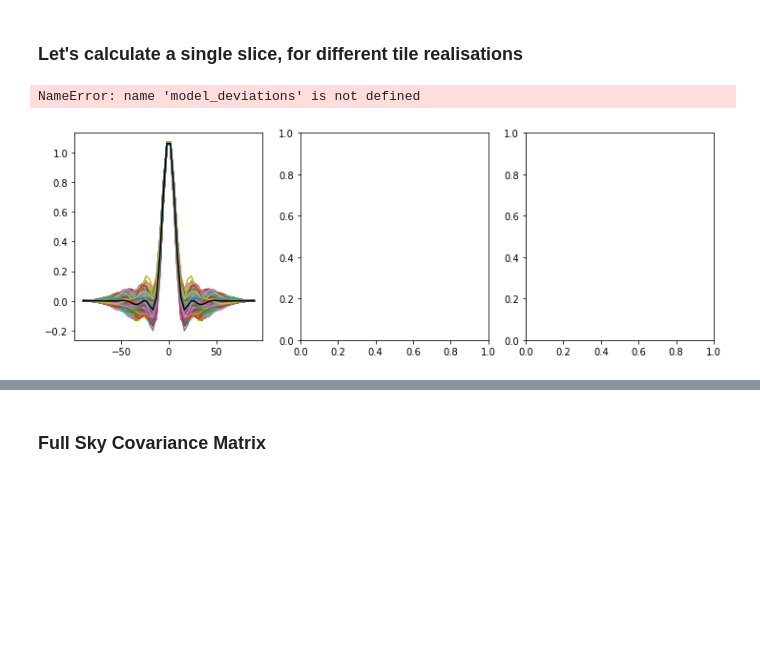
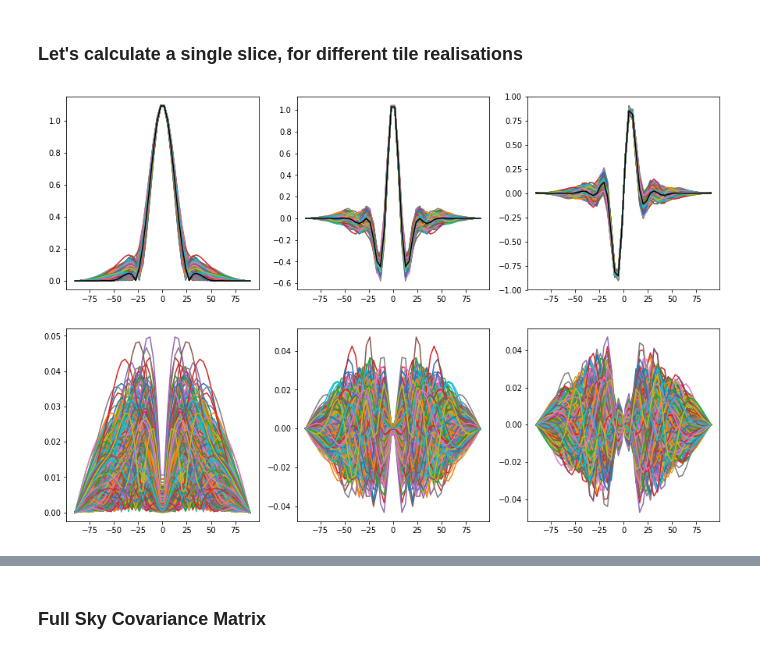
Before and after one commit to ronniyjoseph/Beam-Perturbations, a Jupyter notebook: Notebooks/SKA_station_Beam.ipynb, the cells around one changed output, grey strips where cells are left out. Saved outputs shown, nothing was run; the diff lists cells and outputs as text; code cells hidden in the pictures; blank space fills up the shorter version.

```diff
--- a/Notebooks/SKA_station_Beam.ipynb
+++ b/Notebooks/SKA_station_Beam.ipynb
@@ -203,6 +203,13 @@ def station_realisation(theta, phi, n_realisations):
 
 
     return jones_matrix
+
+def compute_deviations(n_realisations, jones_realisations, jones_means):
+    jones_deviations = numpy.zeros_like(jones_realisations)
+
+    for i in range(n_realisations):
+        jones_deviations[:, i,...] = jones_realisations[:,i,...] - jones_means
+    return jones_deviations
 # %%
 number_realisations = 1000
 phi = numpy.array([numpy.pi/3.])
@@ -215,28 +222,33 @@ mean_beam[...,0,0] = numpy.mean(jones_realisations[:,:,0,0], axis = 1)
 mean_beam[...,1,0] = numpy.mean(jones_realisations[:,:,1,0], axis = 1)
 mean_beam[...,0,1] = numpy.mean(jones_realisations[:,:,0,1], axis = 1)
 mean_beam[...,1,1] = numpy.mean(jones_realisations[:,:,1,1], axis = 1)
+# %%
+model_deviations = compute_deviations(number_realisations, jones_realisations, mean_beam)
 # %%
-dev_figure = pyplot.figure(figsize=(12,4))
-beam_sub = dev_figure.add_subplot(131)
-dev_sub = dev_figure.add_subplot(132)
-functional_dev_sub = dev_figure.add_subplot(133)
+beam_figure, beam_axes = pyplot.subplots(2,3, figsize = (15, 10))
 
 
-beam_sub.plot(zenith_angle, numpy.real(jones_realisations[...,:,0,0]))
-beam_sub.plot(zenith_angle, numpy.real(mean_beam[...,:,0,0]), 'k')
+beam_axes[0,0].plot(zenith_angle, numpy.abs(jones_realisations[...,:,0,0]))
+beam_axes[0,0].plot(zenith_angle, numpy.abs(mean_beam[...,:,0,0]), 'k')
+
+beam_axes[0,1].plot(zenith_angle, numpy.real(jones_realisations[...,:,0,0]))
+beam_axes[0,1].plot(zenith_angle, numpy.real(mean_beam[...,:,0,0]), 'k')
+
+beam_axes[0,2].plot(zenith_angle, numpy.imag(jones_realisations[...,:,0,0]))
+beam_axes[0,2].plot(zenith_angle, numpy.imag(mean_beam[...,:,0,0]), 'k')
 
 
-dev_sub.plot(zenith_angle, numpy.imag(model_deviations[...,:,0,1]))
-
+beam_axes[1,0].plot(zenith_angle, numpy.abs(model_deviations[...,:,0,1]))
+beam_axes[1,1].plot(zenith_angle, numpy.real(model_deviations[...,:,0,1]))
+beam_axes[1,2].plot(zenith_angle, numpy.imag(model_deviations[...,:,0,1]))
 
 #amp =  numpy.max(numpy.mean())
 #functional_dev_subb.plot(zenith_angle, numpy.real(model_deviations[...,:,0,1]))
 
 dev_figure.savefig("beam_realisation.png")
 pyplot.show()
 # %% [output]
-NameError: name 'model_deviations' is not defined
-[figure, old version]
+[figure, new version]
 # %%
 Cov_B_zenith_xx = numpy.cov(jones_realisations[...,0,0])
 Cov_B_zenith_xy = numpy.cov(jones_realisations[...,0,1])
```
Also changed, not shown: parts of 6 cells of this notebook.
